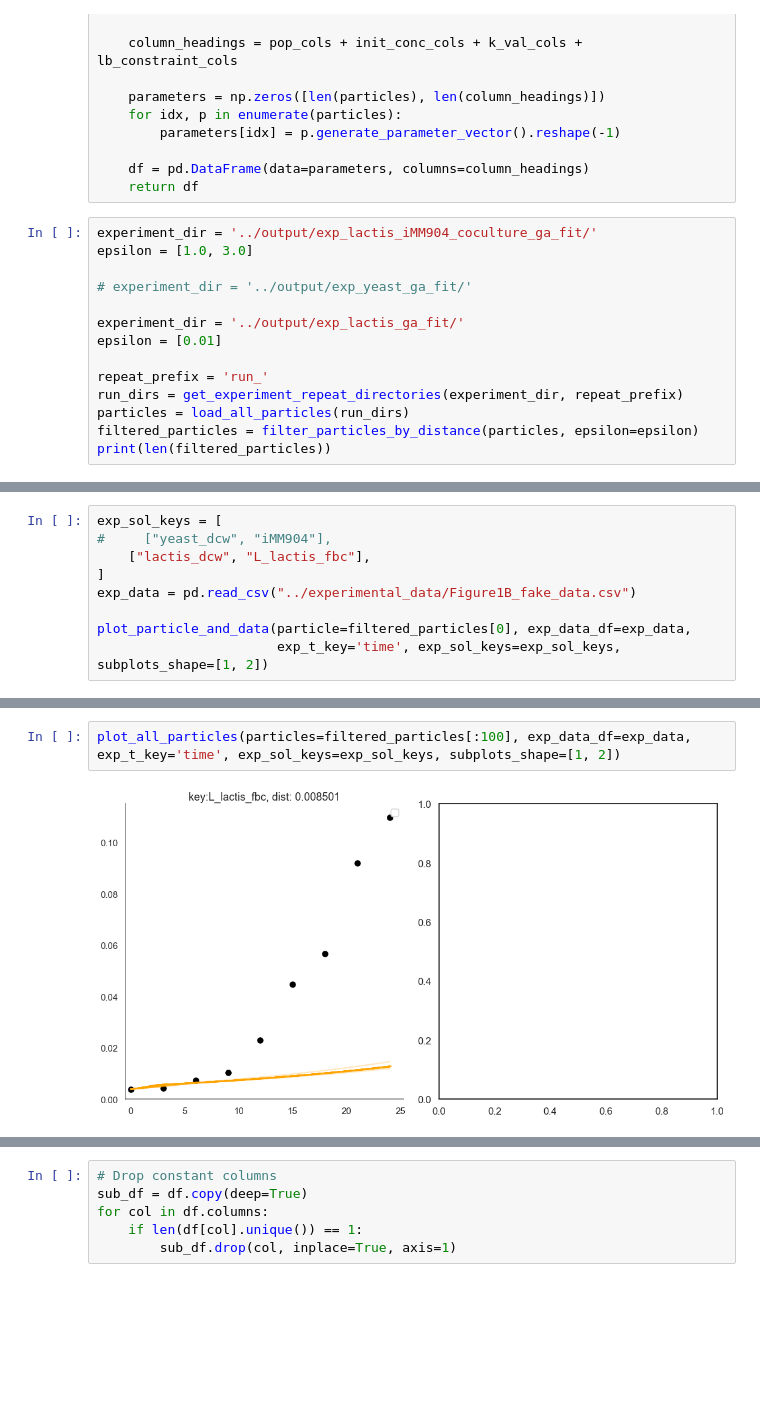
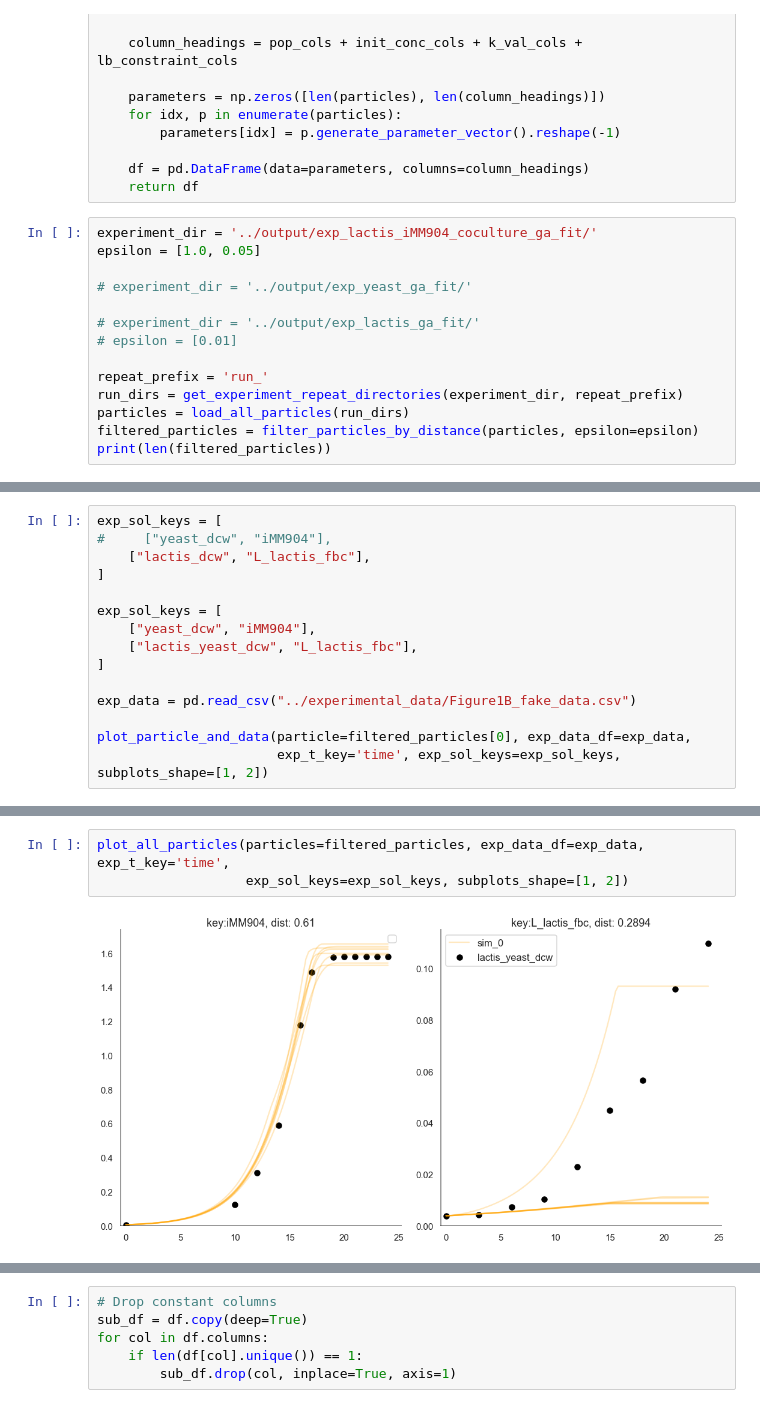
Before and after one commit to behzadk/ParaGEM, a Jupyter notebook: bk_comms/particle_visalisation.ipynb, the cells around one changed output, grey strips where cells are left out. Drawn from its saved outputs; the diff is of its cells as text; blank space fills up the shorter version.

```diff
--- a/bk_comms/particle_visalisation.ipynb
+++ b/bk_comms/particle_visalisation.ipynb
@@ -165,12 +165,12 @@ def generate_particle_parameter_df(particles):
     return df
 # %%
 experiment_dir = '../output/exp_lactis_iMM904_coculture_ga_fit/'
-epsilon = [1.0, 3.0]
+epsilon = [1.0, 0.05]
 
 # experiment_dir = '../output/exp_yeast_ga_fit/'
 
-experiment_dir = '../output/exp_lactis_ga_fit/'
-epsilon = [0.01]
+# experiment_dir = '../output/exp_lactis_ga_fit/'
+# epsilon = [0.01]
 
 repeat_prefix = 'run_'
 run_dirs = get_experiment_repeat_directories(experiment_dir, repeat_prefix)
@@ -188,6 +188,12 @@ exp_sol_keys = [
 #     ["yeast_dcw", "iMM904"],
     ["lactis_dcw", "L_lactis_fbc"],
 ]
+
+exp_sol_keys = [
+    ["yeast_dcw", "iMM904"],
+    ["lactis_yeast_dcw", "L_lactis_fbc"],
+]
+
 exp_data = pd.read_csv("../experimental_data/Figure1B_fake_data.csv")
 
 plot_particle_and_data(particle=filtered_particles[0], exp_data_df=exp_data,
@@ -199,6 +207,7 @@ plot_particle_and_data(particle=filtered_particles[0], exp_data_df=exp_data,
 # %%
-plot_all_particles(particles=filtered_particles[:100], exp_data_df=exp_data, exp_t_key='time', exp_sol_keys=exp_sol_keys, subplots_shape=[1, 2])
+plot_all_particles(particles=filtered_particles, exp_data_df=exp_data, exp_t_key='time',
+                   exp_sol_keys=exp_sol_keys, subplots_shape=[1, 2])
 # %% [output]
-[figure, old version]
+[figure, new version]
 # %%
 df = generate_particle_parameter_df(filtered_particles)
```
Also changed, not shown: parts of 5 cells of this notebook, 22 other files.
